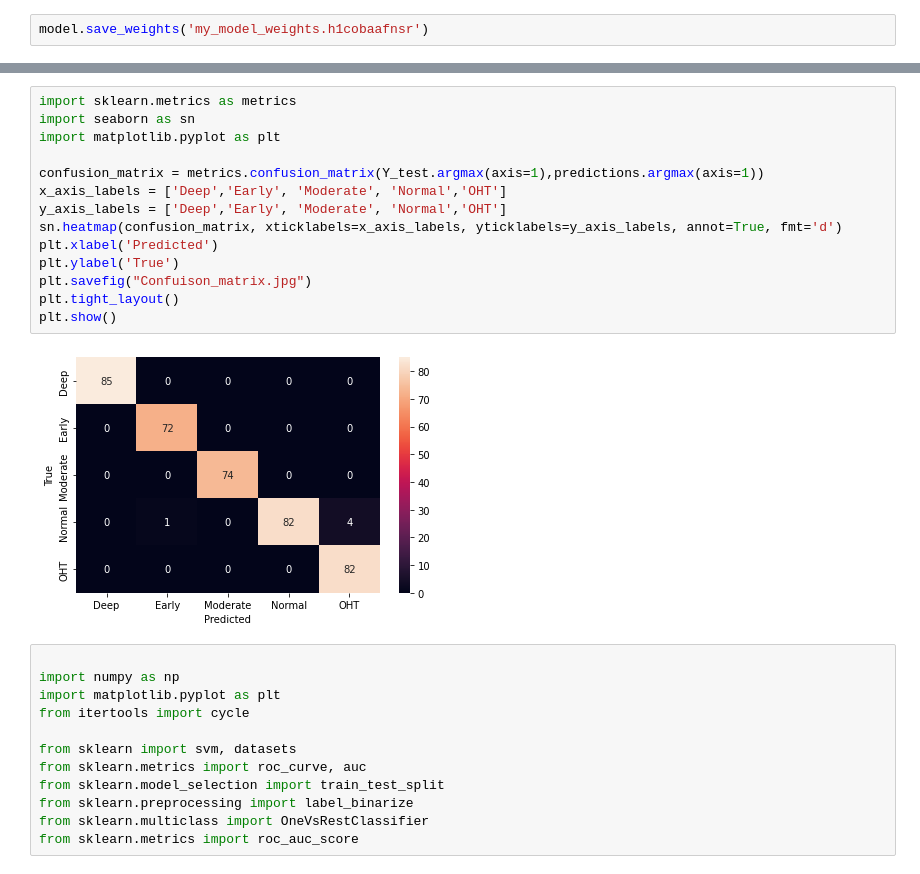
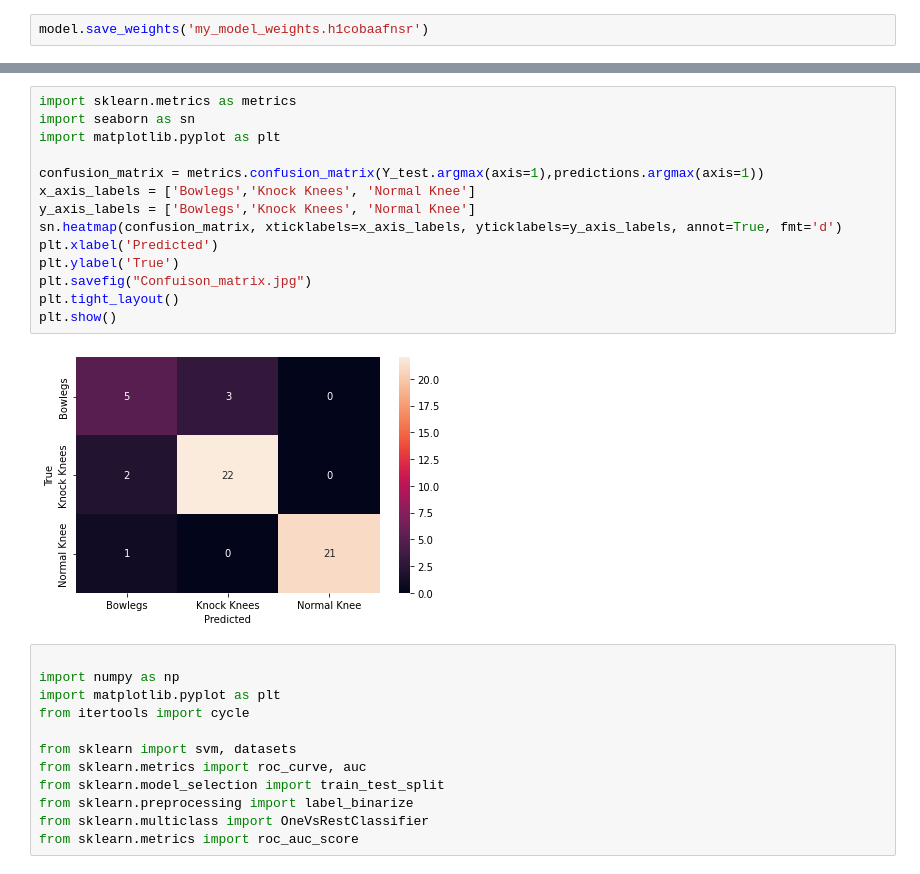
Before and after one commit to Milham10/PracticeML, a Jupyter notebook: 5Layer_Kaki.ipynb, the cells around one changed output, grey strips where cells are left out. Cells and saved outputs as stored; diff of their text form.

```diff
--- a/5Layer_Kaki.ipynb
+++ b/5Layer_Kaki.ipynb
@@ -427,19 +427,19 @@ weighted avg       0.80      0.81      0.81        54
 # %%
 import sklearn.metrics as metrics
 import seaborn as sn
 import matplotlib.pyplot as plt
 
 confusion_matrix = metrics.confusion_matrix(Y_test.argmax(axis=1),predictions.argmax(axis=1))
-x_axis_labels = ['Deep','Early', 'Moderate', 'Normal','OHT']
-y_axis_labels = ['Deep','Early', 'Moderate', 'Normal','OHT']
+x_axis_labels = ['Bowlegs','Knock Knees', 'Normal Knee']
+y_axis_labels = ['Bowlegs','Knock Knees', 'Normal Knee']
 sn.heatmap(confusion_matrix, xticklabels=x_axis_labels, yticklabels=y_axis_labels, annot=True, fmt='d')
 plt.xlabel('Predicted')
 plt.ylabel('True')
 plt.savefig("Confuison_matrix.jpg")
 plt.tight_layout()
 plt.show()
 # %% [output]
-[figure, old version]
+[figure, new version]
 # %%
 
 import numpy as np
```
Also changed, not shown: parts of 25 cells of this notebook.
